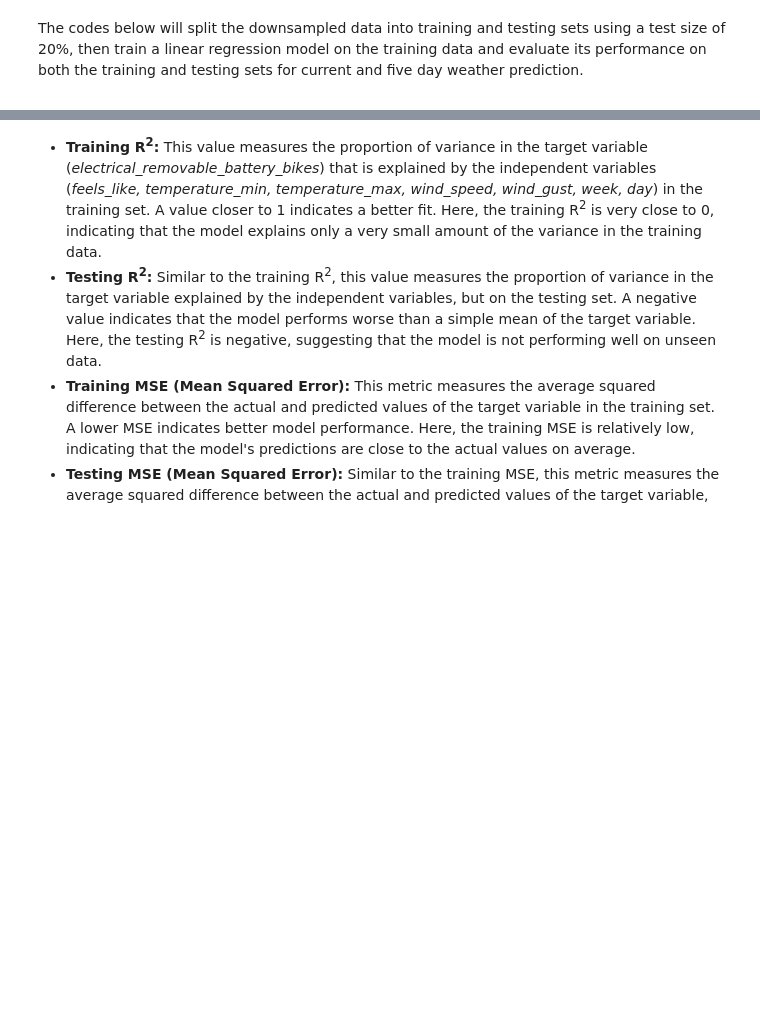
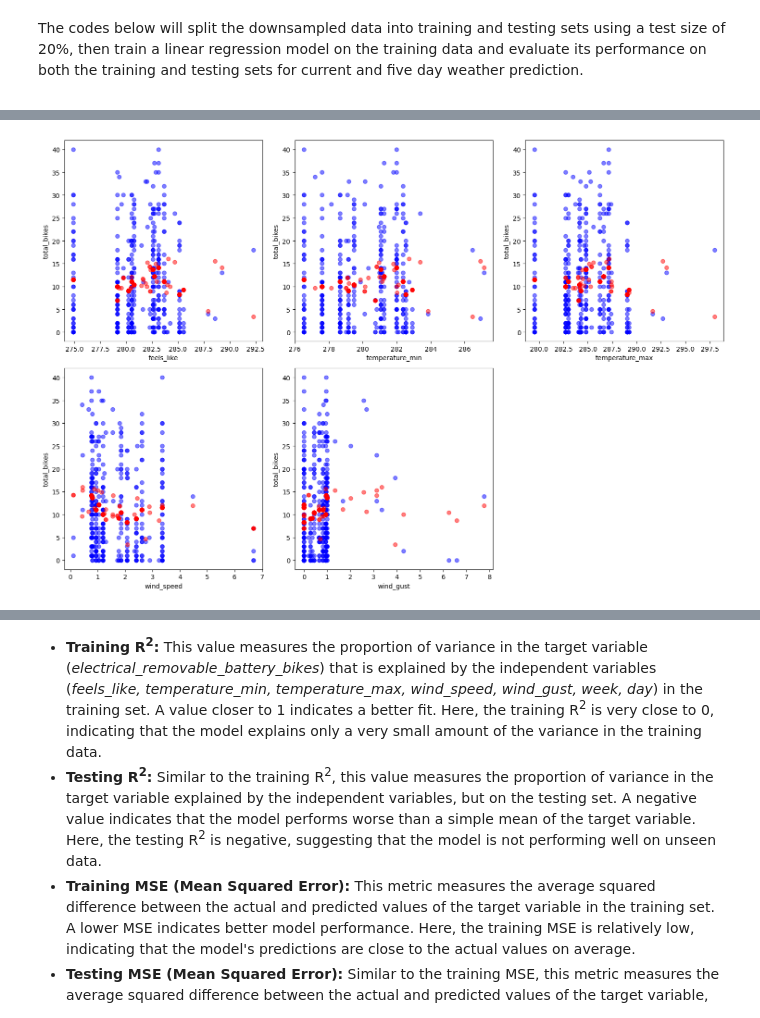
Before and after one commit to yuhan676/DublinBikes, a Jupyter notebook: Flask/predictive_models/Time-series Available Bike Forecasting.ipynb, the cells around one changed output, grey strips where cells are left out. Cells and saved outputs as stored; diff of their text form; code cells hidden in the pictures; blank space fills up the shorter version.

```diff
--- a/Flask/predictive_models/Time-series Available Bike Forecasting.ipynb
+++ b/Flask/predictive_models/Time-series Available Bike Forecasting.ipynb
@@ -1920,10 +1617,18 @@ Mean Squared Error: 116.59422239940591
 # %%
-# Define descriptive features including time features
-cont_features = ['feels_like', 'temperature_min', 'temperature_max', 'wind_speed', 'wind_gust', 'week', 'day']
+# Define descriptive features including time weather prediciton
+descriptive_features = [
+    'feels_like',
+    'temperature_min',
+    'temperature_max',
+    'wind_speed',
+    'wind_gust',
+    'week',
+    'day'
+]
 
 # Extract descriptive features (X) and target variable (y)
-X = merged_current_weather_downsampled[cont_features]
-y = merged_df_downsampled['total_bikes_y']
+X = df_merged_station_weather[descriptive_features]
+y = df_merged_station_weather['total_bikes']
 
 # Train a linear regression model
 linreg = LinearRegression()
@@ -1948,8 +1653,8 @@ print("\nR-squared:", r_squared)
 print("Mean Squared Error:", mse)
 
 # Save the trained model to a file as total_bikes_y.pickle
-#model_path = 'total_bikes_y.pickle'
-#with open(model_path, 'wb') as f:
+#model_path = 'total_bikes_weather.pickle'
+##with open(model_path, 'wb') as f:
 #    pickle.dump(linreg, f)
 
 #print("Linear regression model saved as total_bikes_y.pickle")
@@ -2283,0 +1992,32 @@ plt.show()
+# %%
+# Define the number of subplots based on the number of features
+num_features = len(descriptive_features_4_hour)
+num_cols = 3  # Number of columns for subplots
+num_rows = (num_features - 1) // num_cols + 1  # Number of rows for subplots
+
+# Create subplots
+fig, axes = plt.subplots(num_rows, num_cols, figsize=(15, 5 * num_rows))
+
+# Flatten the axes if there's only one row
+if num_rows == 1:
+    axes = [axes]
+
+# Plot each feature against the target variable
+for i, feature in enumerate(descriptive_features_4_hour):
+    row = i // num_cols
+    col = i % num_cols
+    ax = axes[row][col]
+    ax.scatter(X[feature], y, color='blue', label='Actual', alpha=0.5)
+    ax.scatter(X[feature], y_pred, color='red', label='Predicted', alpha=0.5)
+    ax.set_xlabel(feature)
+    ax.set_ylabel('total_bikes')
+
+# Remove any empty subplots
+for i in range(num_features, num_rows * num_cols):
+    fig.delaxes(axes.flatten()[i])
+
+# Adjust layout
+plt.tight_layout()
+plt.show()
+# %% [output]
+[figure, added]
```
Also changed, not shown: parts of 64 cells of this notebook.
